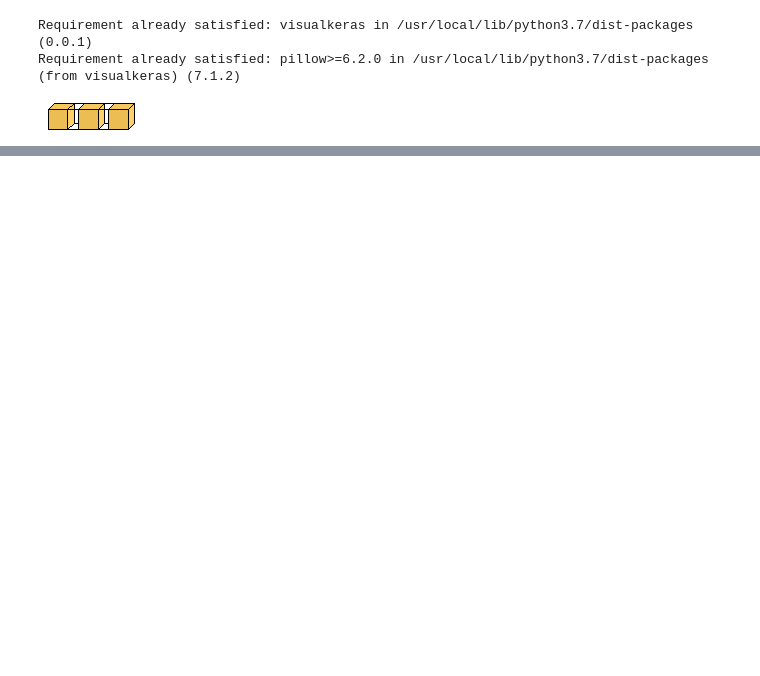
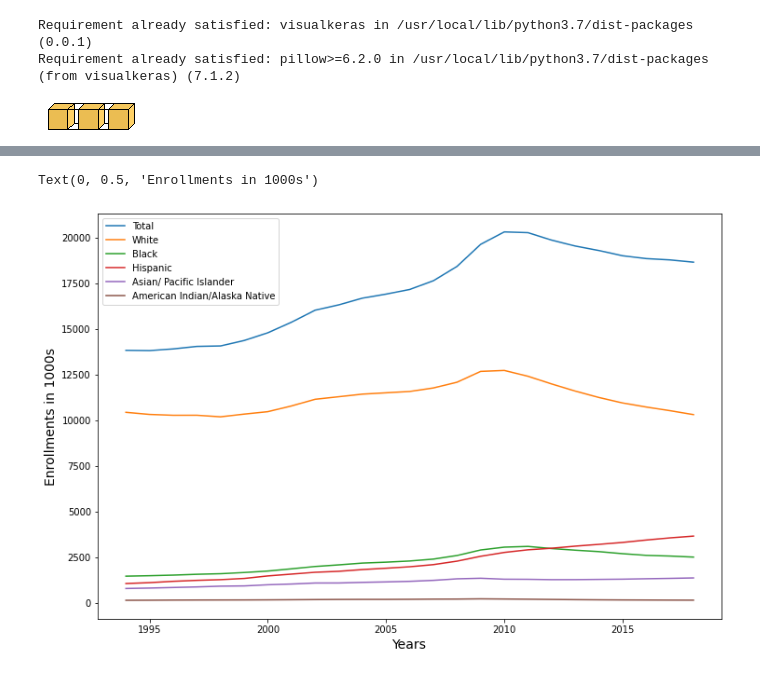
Before and after one commit to Vineet2107/HSO201_CourseProject, a Jupyter notebook: HSO_Arush.ipynb, the cells around one changed output, grey strips where cells are left out. Saved outputs shown, nothing was run; the diff lists cells and outputs as text; code cells hidden in the pictures; blank space fills up the shorter version.

```diff
--- a/HSO_Arush.ipynb
+++ b/HSO_Arush.ipynb
@@ -851,3 +851,6 @@ visualkeras.layered_view(model).show() # display using your system viewer
 visualkeras.layered_view(model)
 # %% [output]
 [figure]
+# %%
+df = pd.read_csv('/content/drive/MyDrive/ethnic enrollment trends.txt', delimiter=' ')
+df
@@ -853,0 +875,7 @@ visualkeras.layered_view(model)
+# %%
+cols_1 = ['Year', 'Total', 'White', 'Black', 'Hispanic', 'Asian/Pacific_Islander', 'American_Indian/Alaska_Native']
+cols_2 = ['tear', 'total', 'white', 'black', 'hispanic', 'asian/pacific_islander', 'american_indian/alaska_native']
+
+df1 = df[cols_1]
+df1 = df1.drop([0,1,2,3], axis = 0)
+df1
@@ -853,0 +900,15 @@ visualkeras.layered_view(model)
+# %%
+list = []
+list_columns = df1.columns
+list_columns = list_columns[1:-1]
+print(list_columns.values)
+
+for i in list_columns:
+  list = []
+  for item in df1[i].values:
+    l1 = re.split(',', item)
+    list.append(''.join(l1))
+  df1[i] = list
+  df1[i] = df1[i].astype('int')
+df1 = df1[:25]
+df1
@@ -853,0 +934,18 @@ visualkeras.layered_view(model)
+# %%
+plt.figure(figsize=(12,8))
+plt.subplot()
+
+# plt.plot(figsize = (16,12))
+# plt.plot(figsize = (12, 20))
+plt.plot(range(1994, 2019), df1['Total'])
+plt.plot(range(1994, 2019), df1['White'])
+plt.plot(range(1994, 2019), df1['Black'])
+plt.plot(range(1994, 2019), df1['Hispanic'])
+plt.plot(range(1994, 2019), df1['Asian/Pacific_Islander'])
+plt.plot(range(1994, 2019), df1['American_Indian/Alaska_Native'])
+plt.legend(['Total', 'White', 'Black', 'Hispanic', 'Asian/ Pacific Islander', 'American Indian/Alaska Native'])
+plt.xlabel('Years', size = 14)
+plt.ylabel('Enrollments in 1000s', size = 14)
+# %% [output]
+Text(0, 0.5, 'Enrollments in 1000s')
+[figure, added]
```
Also changed, not shown: parts of 10 cells of this notebook.
